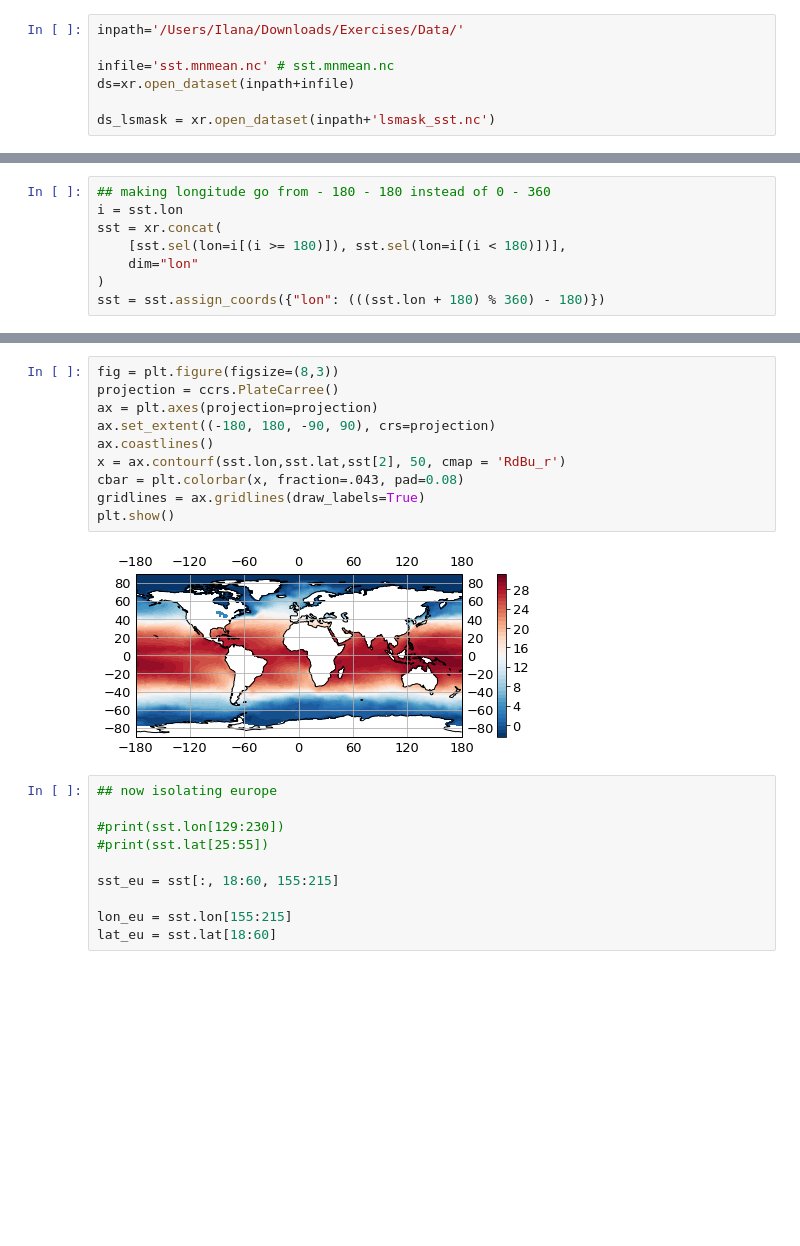
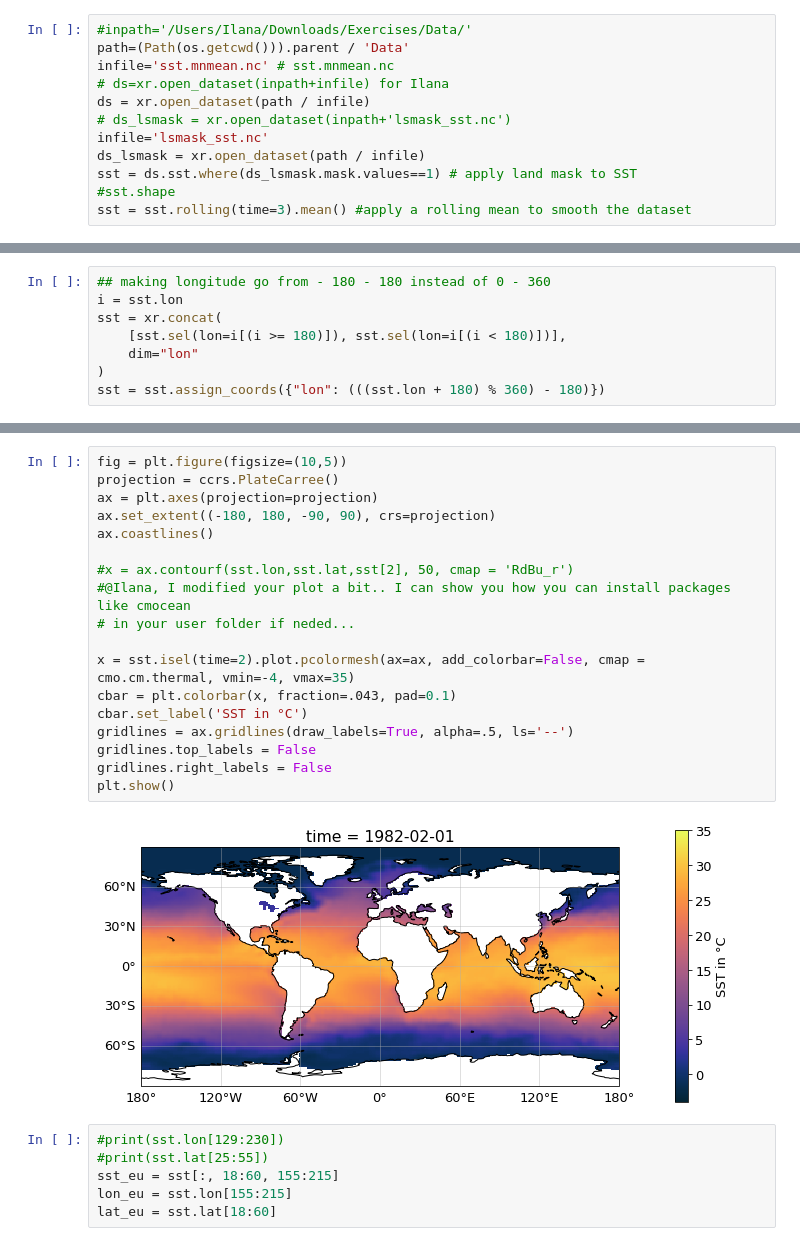
Before and after one commit to SebBub/climAPC2, a Jupyter notebook: Python_Scripts/Exercise_1_clim_var.ipynb, the cells around one changed output, grey strips where cells are left out. Drawn from its saved outputs; the diff is of its cells as text; blank space fills up the shorter version.

Commit message:
Sebastian modified Ilanas Notebook slightly

```diff
--- a/Python_Scripts/Exercise_1_clim_var.ipynb
+++ b/Python_Scripts/Exercise_1_clim_var.ipynb
@@ -9,7 +17,12 @@ import cartopy.feature as cfeature
 # %%
-inpath='/Users/Ilana/Downloads/Exercises/Data/'
-
+#inpath='/Users/Ilana/Downloads/Exercises/Data/'
+path=(Path(os.getcwd())).parent / 'Data'
 infile='sst.mnmean.nc' # sst.mnmean.nc
-ds=xr.open_dataset(inpath+infile)
-
-ds_lsmask = xr.open_dataset(inpath+'lsmask_sst.nc')
+# ds=xr.open_dataset(inpath+infile) for Ilana
+ds = xr.open_dataset(path / infile)
+# ds_lsmask = xr.open_dataset(inpath+'lsmask_sst.nc')
+infile='lsmask_sst.nc'
+ds_lsmask = xr.open_dataset(path / infile)
+sst = ds.sst.where(ds_lsmask.mask.values==1) # apply land mask to SST
+#sst.shape
+sst = sst.rolling(time=3).mean() #apply a rolling mean to smooth the dataset
@@ -46,23 +44,27 @@ sst[2].plot()
 # %%
-fig = plt.figure(figsize=(8,3))
+fig = plt.figure(figsize=(10,5))
 projection = ccrs.PlateCarree()
 ax = plt.axes(projection=projection)
 ax.set_extent((-180, 180, -90, 90), crs=projection)
 ax.coastlines()
-x = ax.contourf(sst.lon,sst.lat,sst[2], 50, cmap = 'RdBu_r')
-cbar = plt.colorbar(x, fraction=.043, pad=0.08)
-gridlines = ax.gridlines(draw_labels=True)
+
+#x = ax.contourf(sst.lon,sst.lat,sst[2], 50, cmap = 'RdBu_r')
+#@Ilana, I modified your plot a bit.. I can show you how you can install packages like cmocean
+# in your user folder if neded...
+
+x = sst.isel(time=2).plot.pcolormesh(ax=ax, add_colorbar=False, cmap = cmo.cm.thermal, vmin=-4, vmax=35)
+cbar = plt.colorbar(x, fraction=.043, pad=0.1)
+cbar.set_label('SST in °C')
+gridlines = ax.gridlines(draw_labels=True, alpha=.5, ls='--')
+gridlines.top_labels = False
+gridlines.right_labels = False
 plt.show()
 # %% [output]
-[figure, old version]
+[figure, new version]
 # %%
-## now isolating europe
-
 #print(sst.lon[129:230])
 #print(sst.lat[25:55])
-
 sst_eu = sst[:, 18:60, 155:215]
-
 lon_eu = sst.lon[155:215]
 lat_eu = sst.lat[18:60]
 # %%
```
Also changed, not shown: parts of 25 cells of this notebook.
